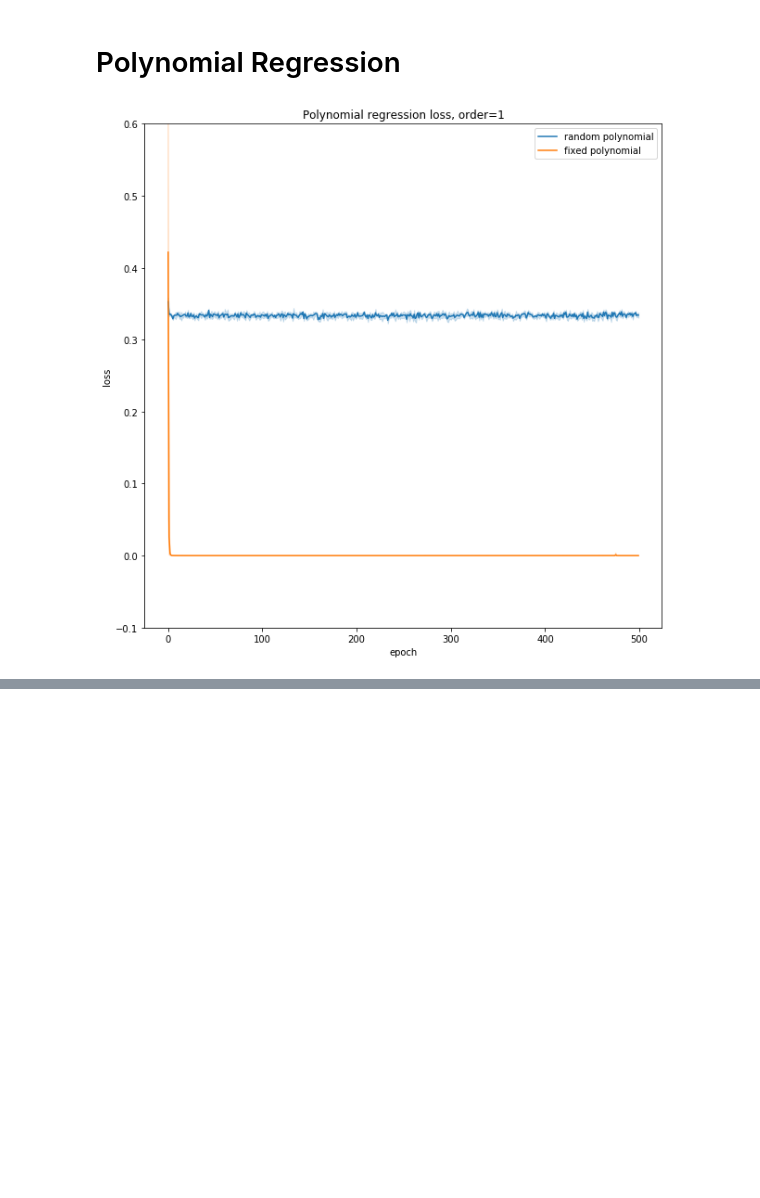
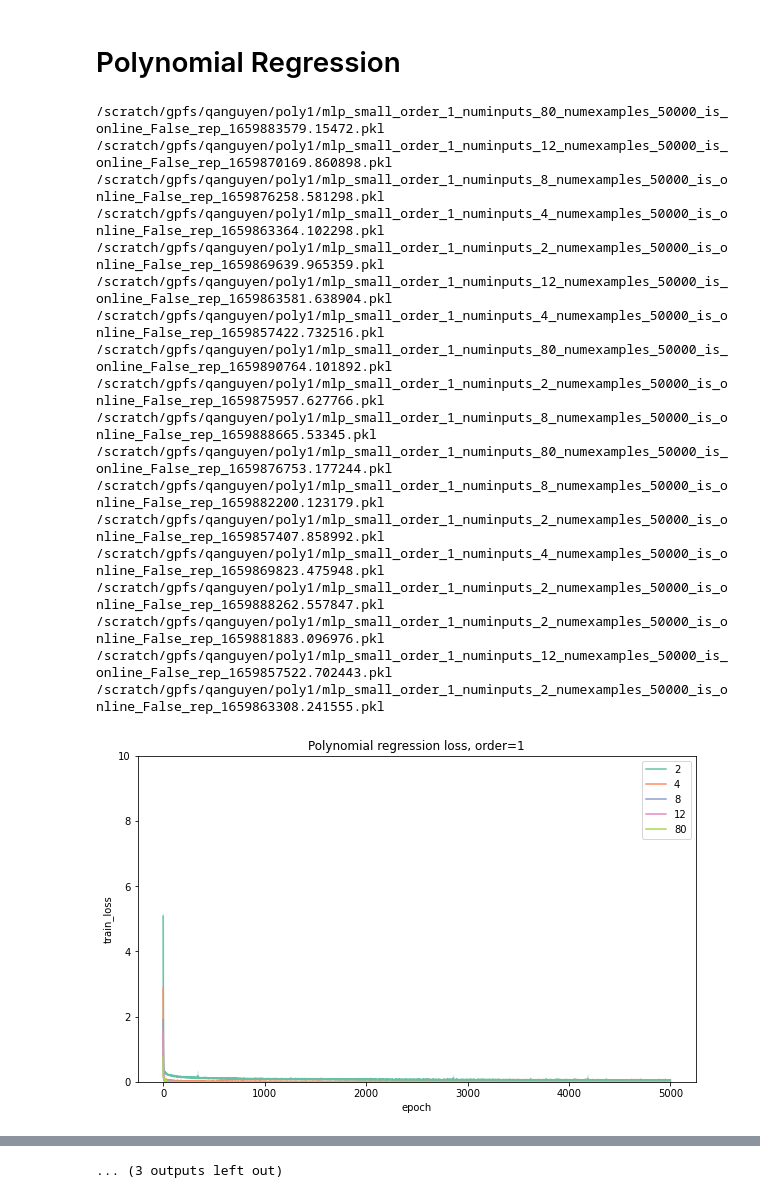
Before and after one commit to anhhuyalex/renormalization, a Jupyter notebook: tensornetworks/generalization.ipynb, the cells around one changed output, grey strips where cells are left out. Saved outputs shown, nothing was run; the diff lists cells and outputs as text; code cells hidden in the pictures; blank space fills up the shorter version.

```diff
--- a/tensornetworks/generalization.ipynb
+++ b/tensornetworks/generalization.ipynb
@@ -381,31 +381,59 @@ get_record(model_name = "alexnet", shuffled=False)a
 # Polynomial Regression
 # %%
 importlib.reload(utils)
-def get_record(model_name, order, random_coefs, extra = "", title = None):
-    outdir = "/gpfs/milgram/scratch60/turk-browne/an633/poly"
+def get_record(model_name, order, is_online, extra = "", title = None):
+    # outdir = "/gpfs/milgram/scratch60/turk-browne/an633/poly"
+    outdir = "/scratch/gpfs/qanguyen/poly1/"
     warnings.filterwarnings(action='once')
     pars = defaultdict(list)
-    for random_coefs in ["True", "False"]:
-        if random_coefs == "True":
-            typ = "random polynomial"
-        else:
-            typ = "fixed polynomial"
-        for f in glob.glob(f"{outdir}/{model_name}_order_{order}_*_random_coefs_{random_coefs}_*"):
-            record = utils.load_file_pickle(f)
-            pars["loss"].extend(record["metrics"]["train_loss_prog"])
-            pars["epoch"].extend(range(len(record["metrics"]["train_loss_prog"])))
-            pars["policy"].extend([typ] * len(record["metrics"]["train_loss_prog"]))
-    plt.figure(figsize=(10,10))
-    sns.lineplot(x = "epoch", y="loss", hue = "policy", data=pars)
+
+    for f in glob.glob(f"{outdir}/{model_name}_order_{order}_*_is_online_{is_online}_*"):
+        print(f)
+        record = utils.load_file_pickle(f)
+        pars["train_loss"].extend(record["metrics"]["train_loss_prog"])
+        pars["test_loss"].extend(record["metrics"]["test_loss_prog"])
+        pars["epoch"].extend(range(len(record["metrics"]["train_loss_prog"])))
+        pars["policy"].extend([(record["data_params"]["num_inputs"])] * len(record["metrics"]["train_loss_prog"]))
+
+    plt.figure(figsize=(10,6))
+
+    sns.lineplot(x = "epoch", y="train_loss", hue = "policy", palette = "Set2", data=pars)
     plt.legend()
-    plt.ylim(-0.1, 0.6)
+    plt.ylim(0, 10)
+    plt.title(title)
+    plt.show()
+
+    plt.figure(figsize=(10,6))
+    sns.lineplot(x = "epoch", y="test_loss", hue = "policy", palette = "Set2", data=pars)
+    plt.legend()
+    plt.ylim(0, 10)
     plt.title(title)
     plt.show()
 
 import warnings
 
-get_record(model_name = "mlp", order = 1, random_coefs=True, title = "Polynomial regression loss, order=1")
-get_record(model_name = "mlp", order = 5, random_coefs=True, title = "Polynomial regression loss, order=5")
-get_record(model_name = "mlp", order = 10, random_coefs=True, title = "Polynomial regression loss, order=10")
+get_record(model_name = "mlp_small", order = 1, is_online=False, title = "Polynomial regression loss, order=1")
+get_record(model_name = "mlp_small", order = 2, is_online=False, title = "Polynomial regression loss, order=2")
+get_record(model_name = "mlp_small", order = 3, is_online=False, title = "Polynomial regression loss, order=3")
+get_record(model_name = "mlp_small", order = 5, is_online=False, title = "Polynomial regression loss, order=5")
+get_record(model_name = "mlp_small", order = 10, is_online=False, title = "Polynomial regression loss, order=10")
 # %% [output]
+/scratch/gpfs/qanguyen/poly1/mlp_small_order_1_numinputs_80_numexamples_50000_is_online_False_rep_1659883579.15472.pkl
+/scratch/gpfs/qanguyen/poly1/mlp_small_order_1_numinputs_12_numexamples_50000_is_online_False_rep_1659870169.860898.pkl
+/scratch/gpfs/qanguyen/poly1/mlp_small_order_1_numinputs_8_numexamples_50000_is_online_False_rep_1659876258.581298.pkl
+/scratch/gpfs/qanguyen/poly1/mlp_small_order_1_numinputs_4_numexamples_50000_is_online_False_rep_1659863364.102298.pkl
+/scratch/gpfs/qanguyen/poly1/mlp_small_order_1_numinputs_2_numexamples_50000_is_online_False_rep_1659869639.965359.pkl
+/scratch/gpfs/qanguyen/poly1/mlp_small_order_1_numinputs_12_numexamples_50000_is_online_False_rep_1659863581.638904.pkl
+/scratch/gpfs/qanguyen/poly1/mlp_small_order_1_numinputs_4_numexamples_50000_is_online_False_rep_1659857422.732516.pkl
+/scratch/gpfs/qanguyen/poly1/mlp_small_order_1_numinputs_80_numexamples_50000_is_online_False_rep_1659890764.101892.pkl
+/scratch/gpfs/qanguyen/poly1/mlp_small_order_1_numinputs_2_numexamples_50000_is_online_False_rep_1659875957.627766.pkl
+/scratch/gpfs/qanguyen/poly1/mlp_small_order_1_numinputs_8_numexamples_50000_is_online_False_rep_1659888665.53345.pkl
+/scratch/gpfs/qanguyen/poly1/mlp_small_order_1_numinputs_80_numexamples_50000_is_online_False_rep_1659876753.177244.pkl
+/scratch/gpfs/qanguyen/poly1/mlp_small_order_1_numinputs_8_numexamples_50000_is_online_False_rep_1659882200.123179.pkl
+/scratch/gpfs/qanguyen/poly1/mlp_small_order_1_numinputs_2_numexamples_50000_is_online_False_rep_1659857407.858992.pkl
+/scratch/gpfs/qanguyen/poly1/mlp_small_order_1_numinputs_4_numexamples_50000_is_online_False_rep_1659869823.475948.pkl
+/scratch/gpfs/qanguyen/poly1/mlp_small_order_1_numinputs_2_numexamples_50000_is_online_False_rep_1659888262.557847.pkl
+/scratch/gpfs/qanguyen/poly1/mlp_small_order_1_numinputs_2_numexamples_50000_is_online_False_rep_1659881883.096976.pkl
+/scratch/gpfs/qanguyen/poly1/mlp_small_order_1_numinputs_12_numexamples_50000_is_online_False_rep_1659857522.702443.pkl
+/scratch/gpfs/qanguyen/poly1/mlp_small_order_1_numinputs_2_numexamples_50000_is_online_False_rep_1659863308.241555.pkl
-[figure, old version]
+[figure, new version]
@@ -413,0 +495 @@ get_record(model_name = "mlp", order = 10, random_coefs=True, title = "Polynomia
+... (3 outputs left out)
```
Also changed, not shown: parts of 3 cells of this notebook, 2 other files.
